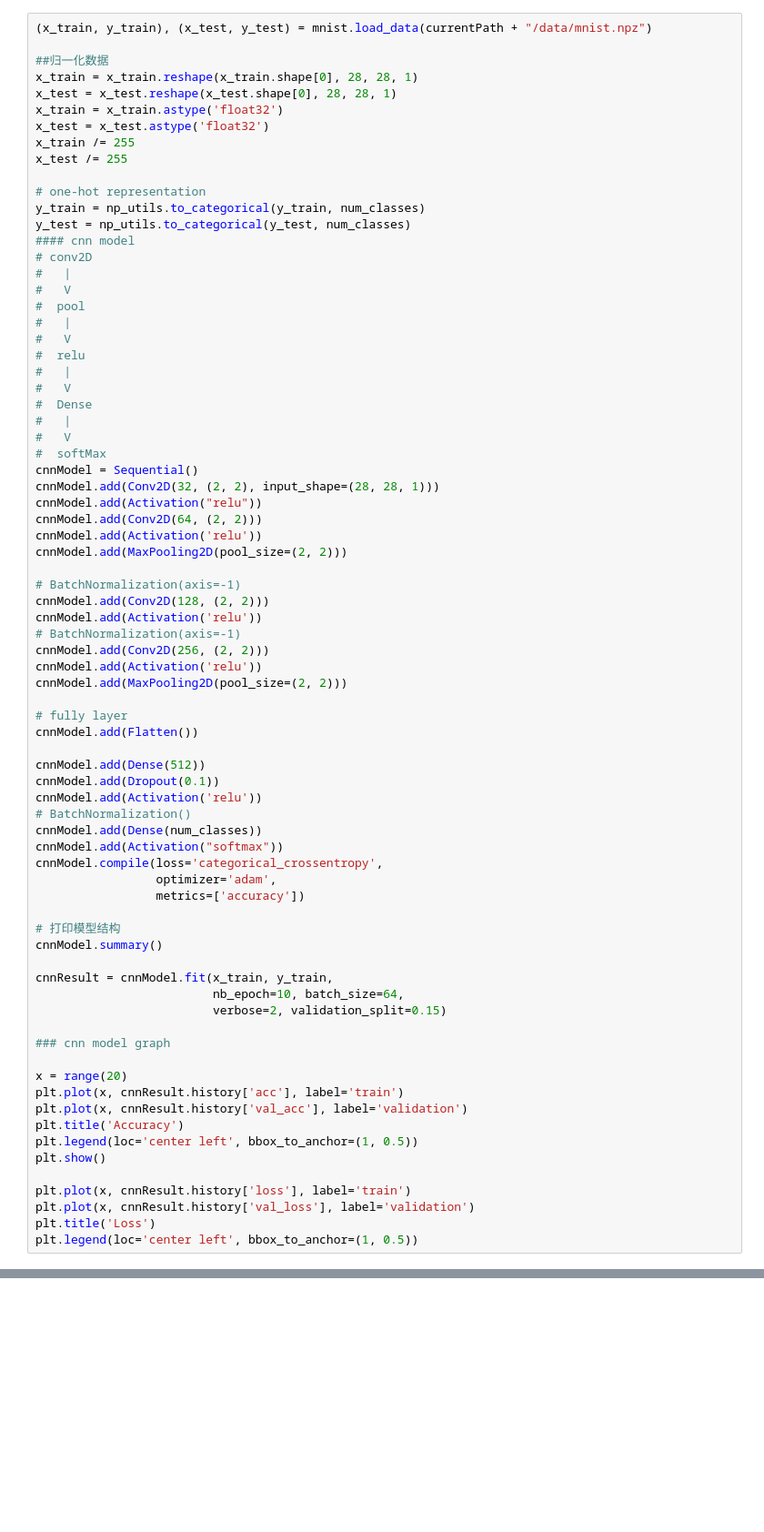
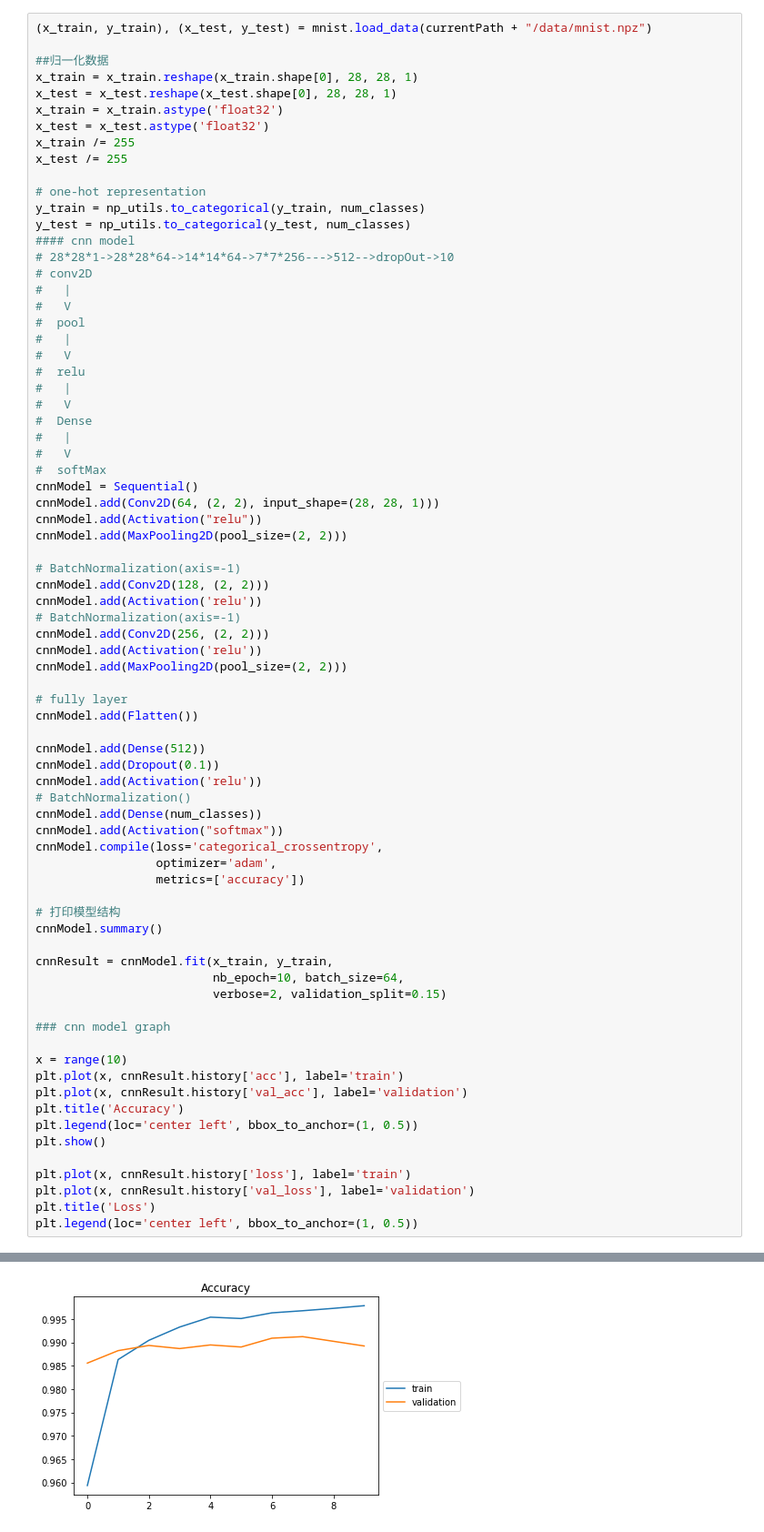
Before and after one commit to learn2Pro/Learn4xy, a Jupyter notebook: code/xy_mnist.ipynb, the cells around one changed output, grey strips where cells are left out. Shown at 91% size. Drawn from its saved outputs; the diff is of its cells as text; blank space fills up the shorter version.

```diff
--- a/code/xy_mnist.ipynb
+++ b/code/xy_mnist.ipynb
@@ -130,6 +130,7 @@ x_test /= 255
 y_train = np_utils.to_categorical(y_train, num_classes)
 y_test = np_utils.to_categorical(y_test, num_classes)
 #### cnn model
+# 28*28*1->28*28*64->14*14*64->7*7*256--->512-->dropOut->10
 # conv2D
 #   |
 #   V
@@ -144,10 +145,8 @@ y_test = np_utils.to_categorical(y_test, num_classes)
 #   V
 #  softMax
 cnnModel = Sequential()
-cnnModel.add(Conv2D(32, (2, 2), input_shape=(28, 28, 1)))
+cnnModel.add(Conv2D(64, (2, 2), input_shape=(28, 28, 1)))
 cnnModel.add(Activation("relu"))
-cnnModel.add(Conv2D(64, (2, 2)))
-cnnModel.add(Activation('relu'))
 cnnModel.add(MaxPooling2D(pool_size=(2, 2)))
 
 # BatchNormalization(axis=-1)
@@ -180,7 +179,7 @@ cnnResult = cnnModel.fit(x_train, y_train,
 
 ### cnn model graph
 
-x = range(20)
+x = range(10)
 plt.plot(x, cnnResult.history['acc'], label='train')
 plt.plot(x, cnnResult.history['val_acc'], label='validation')
 plt.title('Accuracy')
@@ -213,0 +228 @@ Epoch 1/10
+[figure, added]
```
Also changed, not shown: parts of 1 cell of this notebook, 3 other files.
